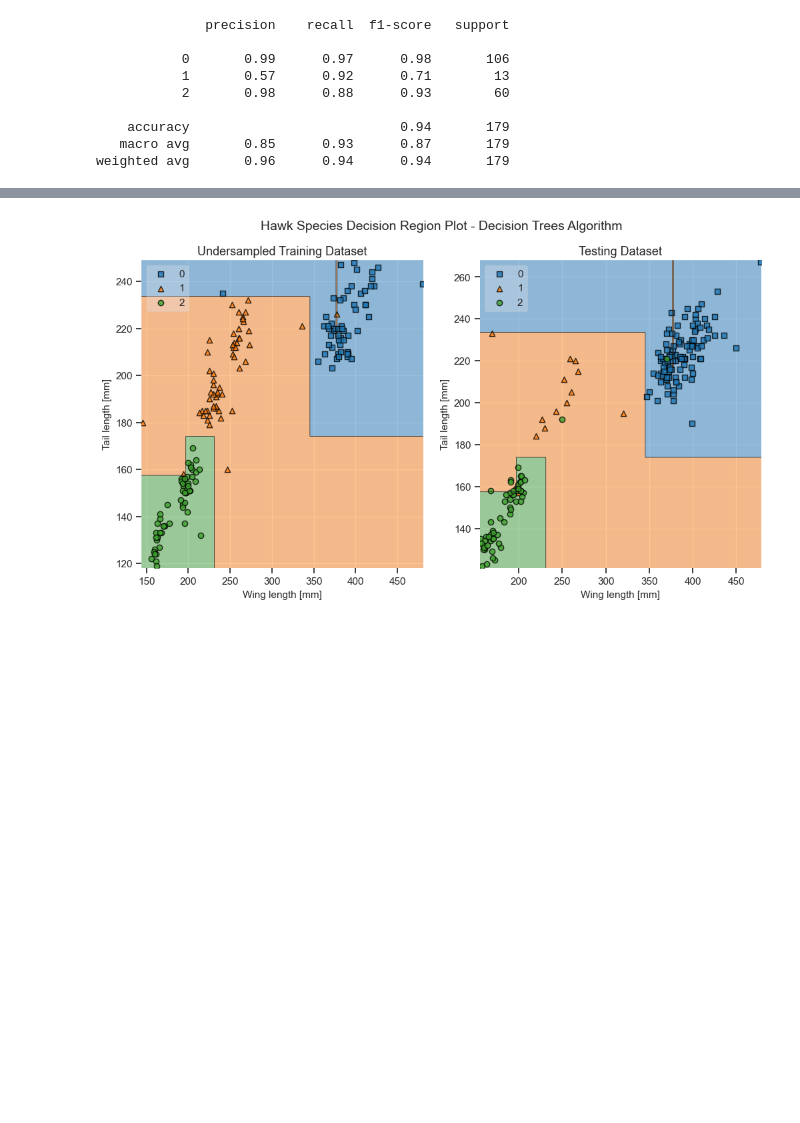
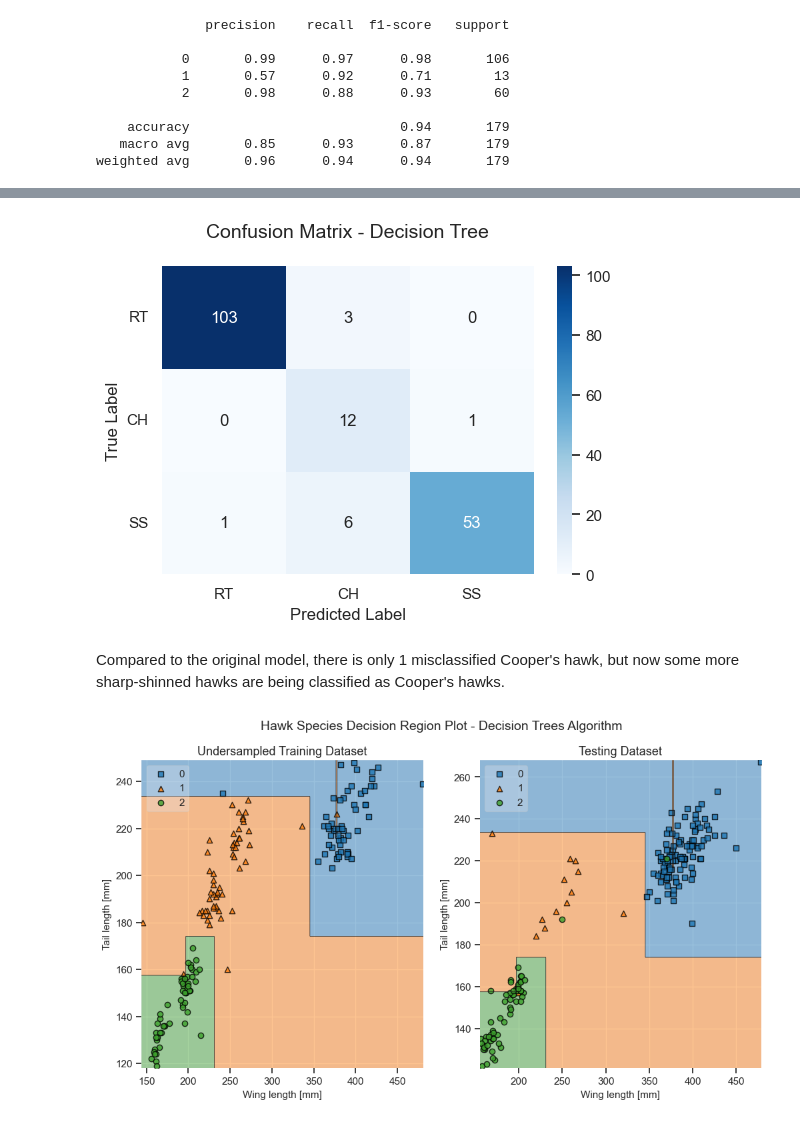
Before and after one commit to kary5678/INDE-577, a Jupyter notebook: misc-methods/random_oversampling/random_oversampling.ipynb, the cells around one changed output, grey strips where cells are left out. Cells and saved outputs as stored; diff of their text form; code cells hidden in the pictures; blank space fills up the shorter version.

```diff
--- a/misc-methods/random_oversampling/random_oversampling.ipynb
+++ b/misc-methods/random_oversampling/random_oversampling.ipynb
@@ -188,3 +209,10 @@ weighted avg       0.96      0.94      0.94       179
+# %%
+plot_hawk_confusion_matrix(y_test, y_pred_rus)
+plt.show()
+# %% [output]
+[figure, added]
+# %% [markdown]
+Compared to the original model, there is only 1 misclassified Cooper's hawk, but now some more sharp-shinned hawks are being classified as Cooper's hawks.
 # %%
 # Plot the training and testing observations with decision regions overlaid
 fig, axes = plt.subplots(1, 2, figsize = (12, 6))
```
Also changed, not shown: parts of 20 cells of this notebook.
